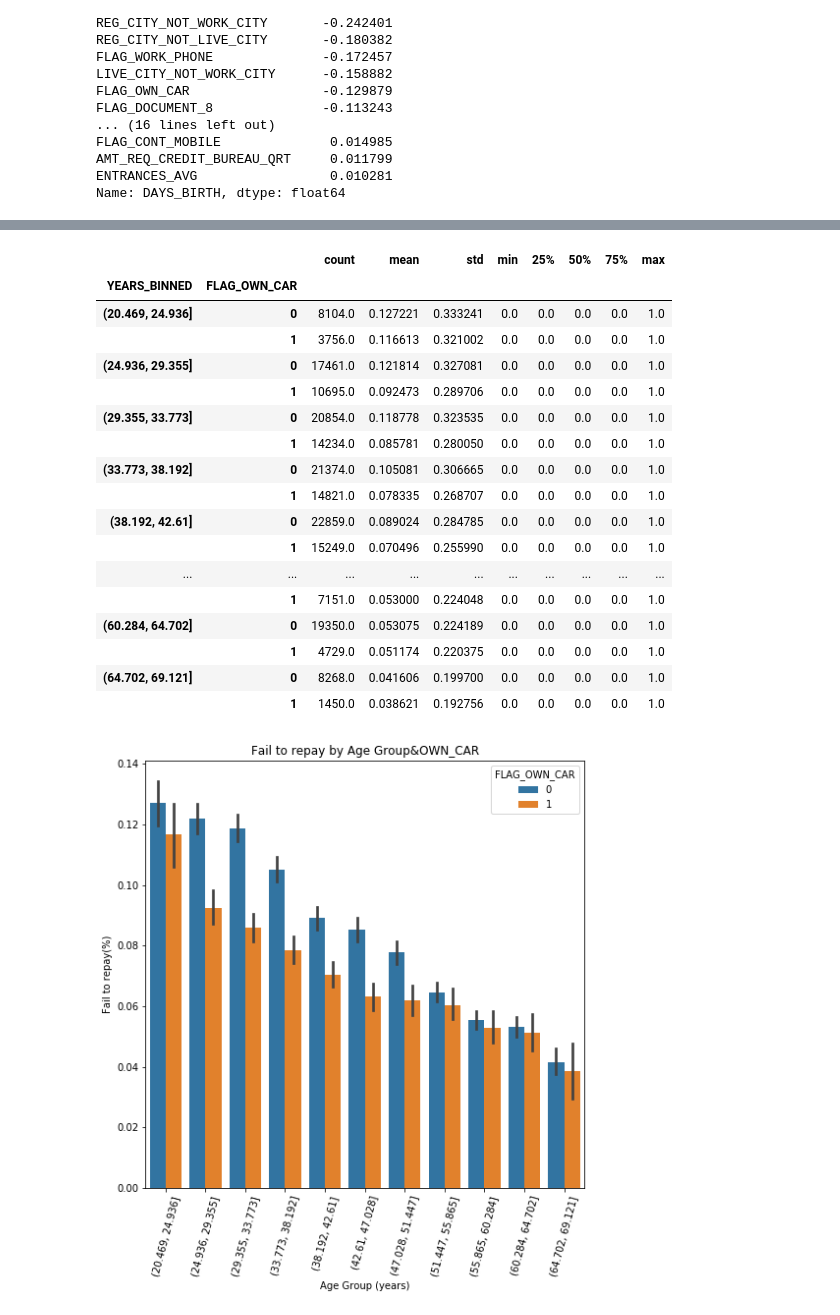
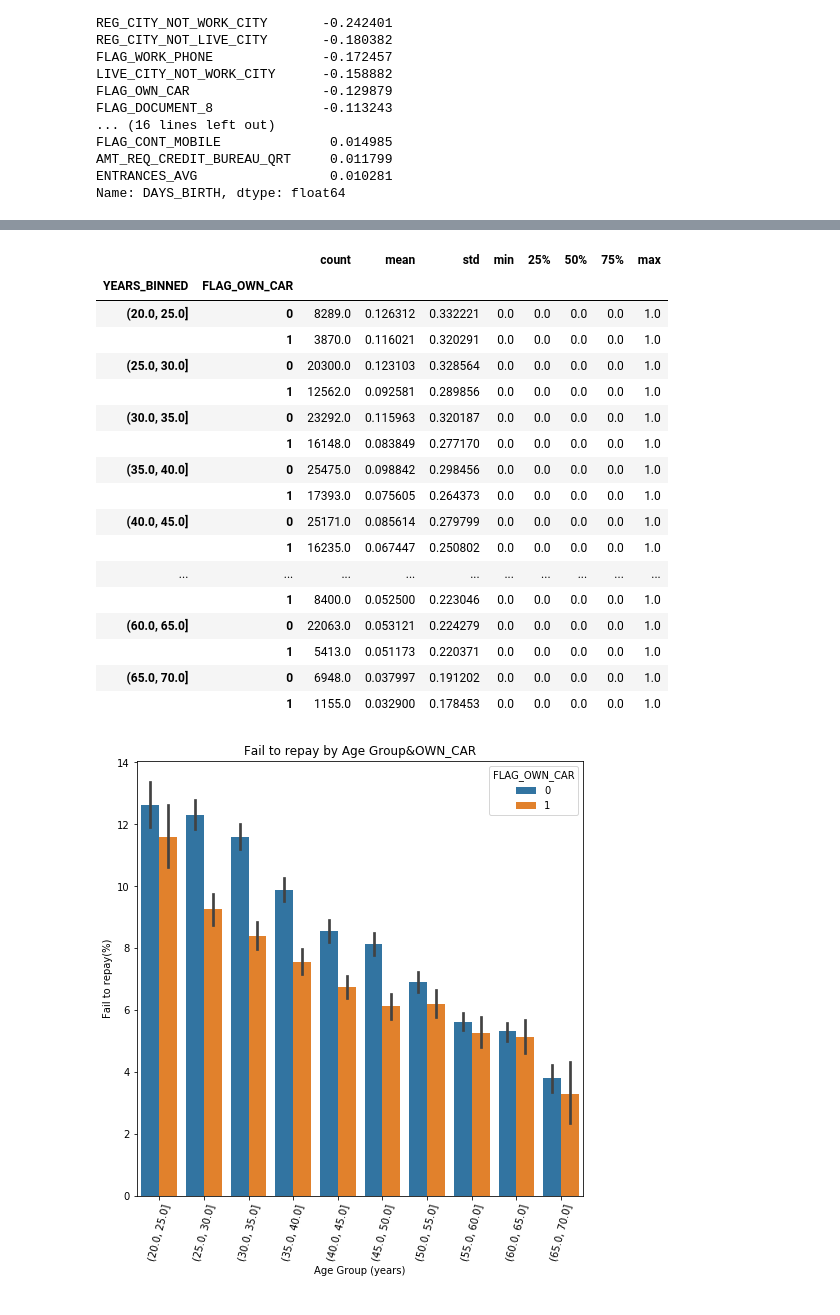
Before and after one commit to luokamars/3rd-ML100Days, a Jupyter notebook: homework/Day_018_HW.ipynb, the cells around one changed output, grey strips where cells are left out. Cells and saved outputs as stored; diff of their text form; code cells hidden in the pictures.

```diff
--- a/homework/Day_018_HW.ipynb
+++ b/homework/Day_018_HW.ipynb
@@ -92,7 +92,7 @@ app_train['FLAG_OWN_CAR'].fillna(0)#缺值補0
 age_data = app_train[['TARGET','FLAG_OWN_CAR', 'DAYS_BIRTH']] # subset
 age_data['YEARS_BIRTH'] = abs(age_data['DAYS_BIRTH'])/365
 
-bin_cut = 11
+bin_cut = np.linspace(20,70,num=11)
 age_data['YEARS_BINNED'] = pd.cut(age_data['YEARS_BIRTH'], bins = bin_cut)
 # 顯示不同組的數量
 print(age_data['YEARS_BINNED'].value_counts())
@@ -122,37 +121,37 @@ test_df['TARGET'].describe()
 # %% [output]
 |  |  | count | mean | std | min | 25% | 50% | 75% | max |
 | YEARS_BINNED | FLAG_OWN_CAR |  |  |  |  |  |  |  |  |
-| (20.469, 24.936] | 0 | 8104.0 | 0.127221 | 0.333241 | 0.0 | 0.0 | 0.0 | 0.0 | 1.0 |
-|  | 1 | 3756.0 | 0.116613 | 0.321002 | 0.0 | 0.0 | 0.0 | 0.0 | 1.0 |
-| (24.936, 29.355] | 0 | 17461.0 | 0.121814 | 0.327081 | 0.0 | 0.0 | 0.0 | 0.0 | 1.0 |
-|  | 1 | 10695.0 | 0.092473 | 0.289706 | 0.0 | 0.0 | 0.0 | 0.0 | 1.0 |
-| (29.355, 33.773] | 0 | 20854.0 | 0.118778 | 0.323535 | 0.0 | 0.0 | 0.0 | 0.0 | 1.0 |
-|  | 1 | 14234.0 | 0.085781 | 0.280050 | 0.0 | 0.0 | 0.0 | 0.0 | 1.0 |
-| (33.773, 38.192] | 0 | 21374.0 | 0.105081 | 0.306665 | 0.0 | 0.0 | 0.0 | 0.0 | 1.0 |
-|  | 1 | 14821.0 | 0.078335 | 0.268707 | 0.0 | 0.0 | 0.0 | 0.0 | 1.0 |
-| (38.192, 42.61] | 0 | 22859.0 | 0.089024 | 0.284785 | 0.0 | 0.0 | 0.0 | 0.0 | 1.0 |
-|  | 1 | 15249.0 | 0.070496 | 0.255990 | 0.0 | 0.0 | 0.0 | 0.0 | 1.0 |
+| (20.0, 25.0] | 0 | 8289.0 | 0.126312 | 0.332221 | 0.0 | 0.0 | 0.0 | 0.0 | 1.0 |
+|  | 1 | 3870.0 | 0.116021 | 0.320291 | 0.0 | 0.0 | 0.0 | 0.0 | 1.0 |
+| (25.0, 30.0] | 0 | 20300.0 | 0.123103 | 0.328564 | 0.0 | 0.0 | 0.0 | 0.0 | 1.0 |
+|  | 1 | 12562.0 | 0.092581 | 0.289856 | 0.0 | 0.0 | 0.0 | 0.0 | 1.0 |
+| (30.0, 35.0] | 0 | 23292.0 | 0.115963 | 0.320187 | 0.0 | 0.0 | 0.0 | 0.0 | 1.0 |
+|  | 1 | 16148.0 | 0.083849 | 0.277170 | 0.0 | 0.0 | 0.0 | 0.0 | 1.0 |
+| (35.0, 40.0] | 0 | 25475.0 | 0.098842 | 0.298456 | 0.0 | 0.0 | 0.0 | 0.0 | 1.0 |
+|  | 1 | 17393.0 | 0.075605 | 0.264373 | 0.0 | 0.0 | 0.0 | 0.0 | 1.0 |
+| (40.0, 45.0] | 0 | 25171.0 | 0.085614 | 0.279799 | 0.0 | 0.0 | 0.0 | 0.0 | 1.0 |
+|  | 1 | 16235.0 | 0.067447 | 0.250802 | 0.0 | 0.0 | 0.0 | 0.0 | 1.0 |
 | ... | ... | ... | ... | ... | ... | ... | ... | ... | ... |
-|  | 1 | 7151.0 | 0.053000 | 0.224048 | 0.0 | 0.0 | 0.0 | 0.0 | 1.0 |
-| (60.284, 64.702] | 0 | 19350.0 | 0.053075 | 0.224189 | 0.0 | 0.0 | 0.0 | 0.0 | 1.0 |
-|  | 1 | 4729.0 | 0.051174 | 0.220375 | 0.0 | 0.0 | 0.0 | 0.0 | 1.0 |
-| (64.702, 69.121] | 0 | 8268.0 | 0.041606 | 0.199700 | 0.0 | 0.0 | 0.0 | 0.0 | 1.0 |
-|  | 1 | 1450.0 | 0.038621 | 0.192756 | 0.0 | 0.0 | 0.0 | 0.0 | 1.0 |
+|  | 1 | 8400.0 | 0.052500 | 0.223046 | 0.0 | 0.0 | 0.0 | 0.0 | 1.0 |
+| (60.0, 65.0] | 0 | 22063.0 | 0.053121 | 0.224279 | 0.0 | 0.0 | 0.0 | 0.0 | 1.0 |
+|  | 1 | 5413.0 | 0.051173 | 0.220371 | 0.0 | 0.0 | 0.0 | 0.0 | 1.0 |
+| (65.0, 70.0] | 0 | 6948.0 | 0.037997 | 0.191202 | 0.0 | 0.0 | 0.0 | 0.0 | 1.0 |
+|  | 1 | 1155.0 | 0.032900 | 0.178453 | 0.0 | 0.0 | 0.0 | 0.0 | 1.0 |
 # %%
 plt.figure(figsize = (8, 8))
 
 # 以年齡區間為 x, target 為 y 繪製 barplot,在加進有無車輛進行分析
 
 px = age_data['YEARS_BINNED']
-py = age_data['TARGET']
+py = 100*age_data['TARGET']
 hue_p= age_data['FLAG_OWN_CAR']
 sns.barplot(px, py,hue = hue_p)
 
 # Plot labeling
 plt.xticks(rotation = 75); plt.xlabel('Age Group (years)'); plt.ylabel('Fail to repay(%)')
 plt.title('Fail to repay by Age Group&OWN_CAR');
 # %% [output]
-[figure, old version]
+[figure, new version]
 # %%
 plt.figure(figsize = (8, 8))
 
```
Also changed, not shown: parts of 3 cells of this notebook, 1 other file.
